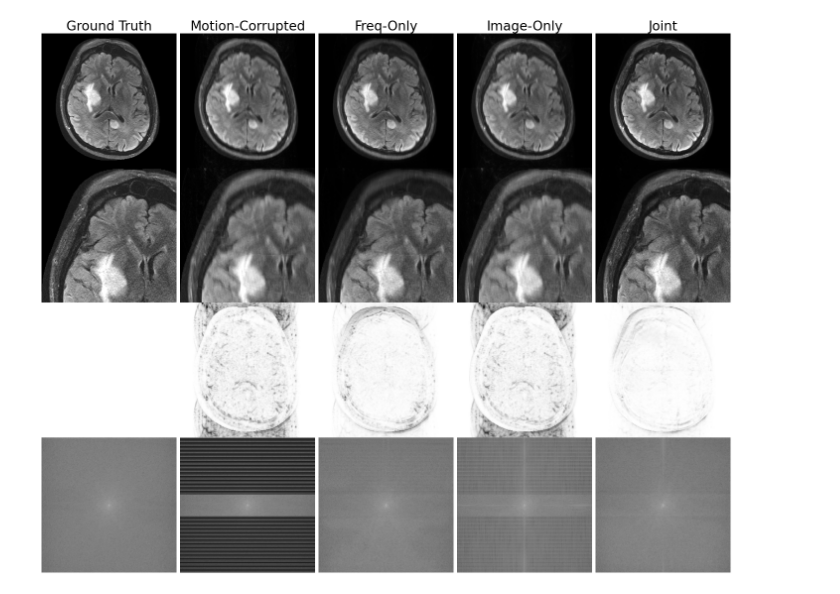
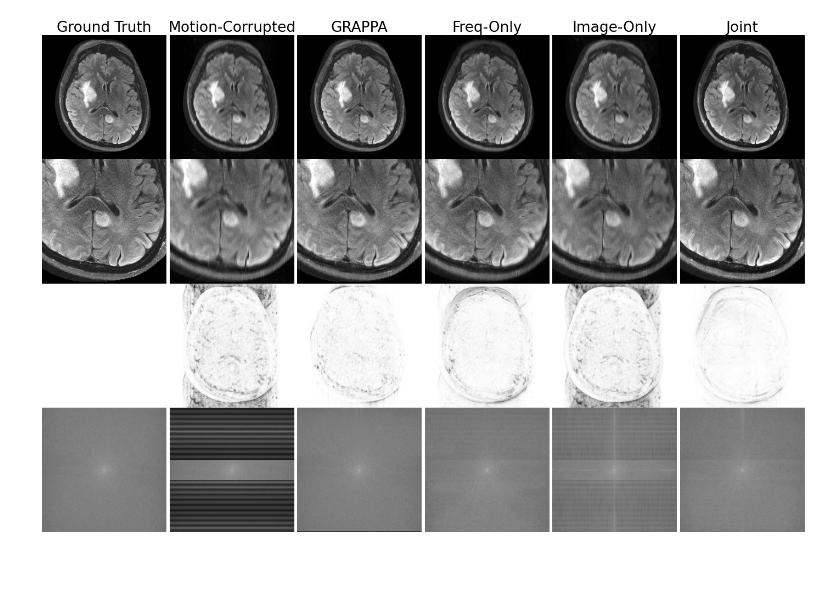
Before and after one commit to nalinimsingh/ismrm2022, a Jupyter notebook: ablation.ipynb, the cells around one changed output. Saved outputs shown, nothing was run; the diff lists cells and outputs as text; code cells hidden in the pictures; blank space fills up the shorter version.

Commit message:
Update visualizations

```diff
--- a/ablation.ipynb
+++ b/ablation.ipynb
@@ -16,7 +16,7 @@ test_dir = os.path.join(base_data_dir,'test')
 
 dir_list = os.listdir(test_dir)
 dir_list = [file for file in dir_list if file[-4:]=='.npz']
-i = 280 #250, 55
+i = 11 #280 #250, 55
 ex = dir_list[i]
 ex = 'che0455_scan01_Series5_s5-2DFSE_16.npz'
 
@@ -130,0 +120,6 @@ WARNING:tensorflow:A checkpoint was restored (e.g. tf.train.Checkpoint.restore o
+# %%
+v_grappa = ge.recon.recon_arc_kspace(utils.join_reim_channels(tf.convert_to_tensor(v_in))[0,...],'/'.join(scan_data))
+v_grappa = utils.split_reim_channels(tf.expand_dims(v_grappa,0))
+
+recons.insert(0,v_grappa)
+labels.insert(0,'GRAPPA')
@@ -131,5 +141,5 @@ WARNING:tensorflow:A checkpoint was restored (e.g. tf.train.Checkpoint.restore o
 # %%
 importlib.reload(plotting_utils)
-plotting_utils.plot_comparison_results(v_out,v_in,recons,labels,x=20,y=60,dx=300,dy=300,rotate=True,psx=psx,psy=psy,ind=0,vmin=0,vmax=1.2)
+plotting_utils.plot_comparison_results(v_out,v_in,recons,labels,x=240,y=160,dx=300,dy=300,rotate=True,psx=psx,psy=psy,ind=0,vmin=0,vmax=1.2)
 # %% [output]
-[figure, old version]
+[figure, new version]
```
Also changed, not shown: parts of 2 cells of this notebook, 6 other files.
